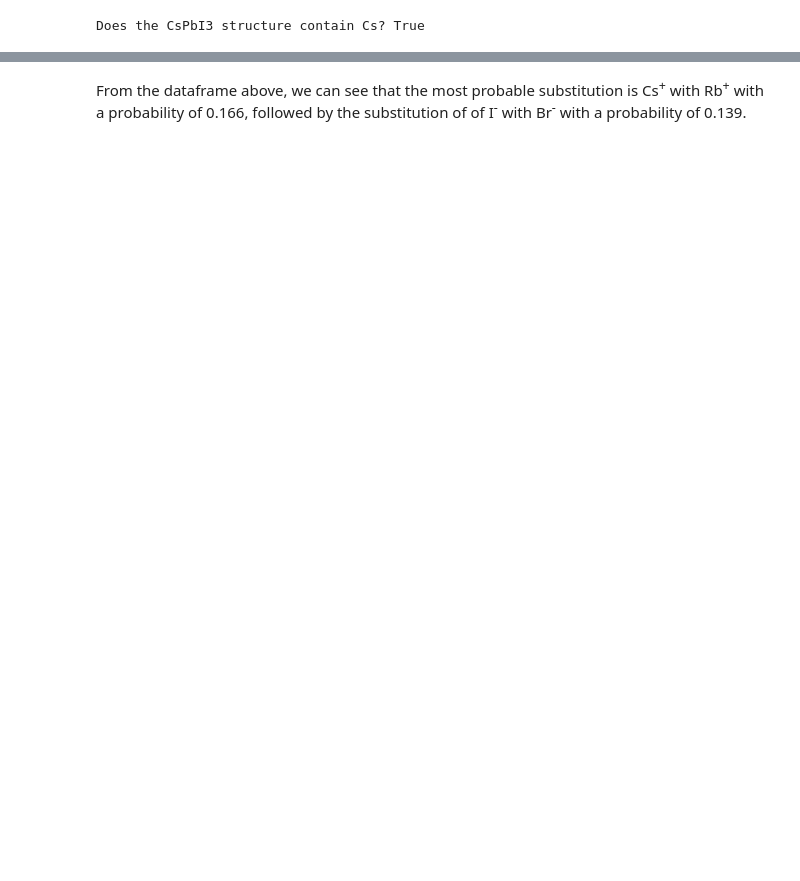
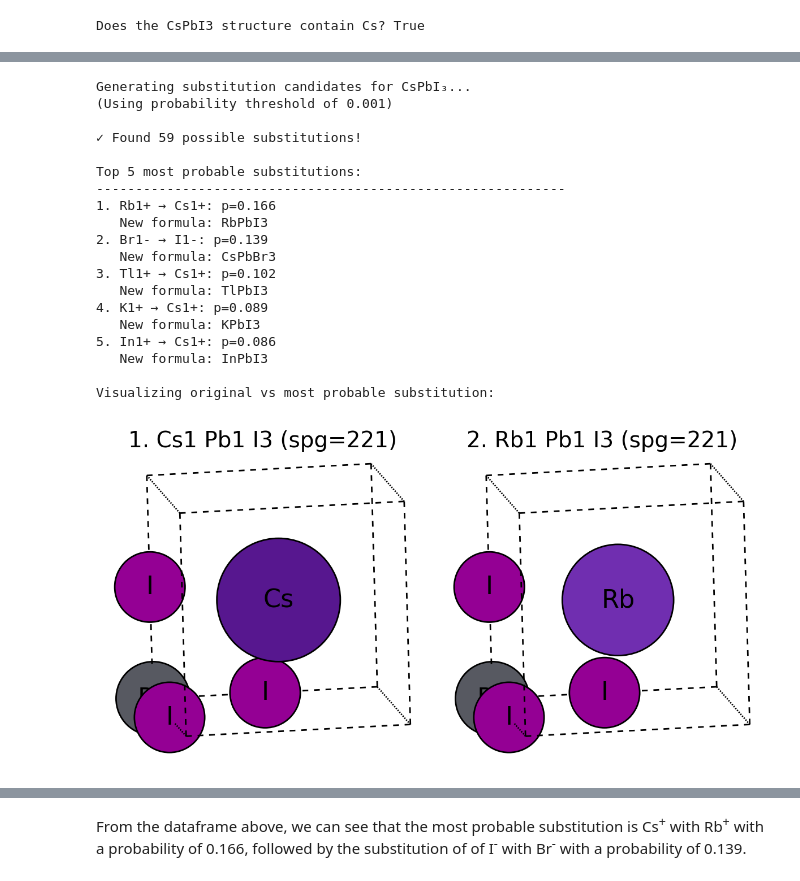
Before and after one commit to ryannduma/materialsinformatics, a Jupyter notebook: Composition to Structure/Structure Prediction/follow along notebook.ipynb, the cells around one changed output, grey strips where cells are left out. Drawn from its saved outputs; the diff is of its cells as text; code cells hidden in the pictures; blank space fills up the shorter version.

```diff
--- a/Composition to Structure/Structure Prediction/follow along notebook.ipynb
+++ b/Composition to Structure/Structure Prediction/follow along notebook.ipynb
@@ -225,20 +213,0 @@ The `CationMutator` can also be used to produce a list of possible structures wi
-# %%
-
-# Use unary_substitute to generate candidate doped structures for CsPbI3.
-candidate_structures = list(mutator.unary_substitute(cspbi3_sstruct, thresh=0.001))
-print(f"\nNumber of candidate substituted structures for CsPbI3: {len(candidate_structures)}")
-
-if candidate_structures:
-    # Each candidate is a tuple: (mutated_structure, probability, original_species, substituted_species)
-    first_candidate = candidate_structures[0]
-    mutated_struct, prob, original_spec, new_spec = first_candidate
-    print(f"\nFirst candidate substitution:")
-    print(f"Substitution: {new_spec} replacing {original_spec}")
-    print(f"Probability: {prob:.3g}")
-    print("Mutated structure (reduced formula):", mutated_struct.reduced_formula())
-
-    # Visualize the original and the mutated structure
-    pmv.structure_2d([cspbi3_sstruct.as_py_struct(), mutated_struct.as_py_struct()])
-    plt.show()
-else:
-    print("No candidate substitutions found. Try lowering the threshold or check your lambda table.")
@@ -270,0 +307,48 @@ candidate_df.head()
+# %%
+# Generate candidate doped structures for CsPbI3
+print("Generating substitution candidates for CsPbI₃...")
+print("(Using probability threshold of 0.001)")
+
+candidate_structures = list(mutator.unary_substitute(cspbi3_sstruct, thresh=0.001))
+print(f"\n✓ Found {len(candidate_structures)} possible substitutions!")
+
+# Analyze the results
+if candidate_structures:
+    # Each candidate is a tuple: (structure, probability, original_ion, new_ion)
+    print("\nTop 5 most probable substitutions:")
+    print("-" * 60)
+
+    # Sort by probability
+    sorted_candidates = sorted(candidate_structures, key=lambda x: x[1], reverse=True)
+
+    for i, (struct, prob, orig, new) in enumerate(sorted_candidates[:5]):
+        print(f"{i+1}. {new} → {orig}: p={prob:.3f}")
+        print(f"   New formula: {struct.reduced_formula()}")
+
+    # Visualize original vs top substitution
+    if len(sorted_candidates) > 0:
+        top_struct = sorted_candidates[0][0]
+        print("\nVisualizing original vs most probable substitution:")
+        pmv.structure_2d([cspbi3_sstruct.as_py_struct(), top_struct.as_py_struct()])
+        plt.show()
+# %% [output]
+Generating substitution candidates for CsPbI₃...
+(Using probability threshold of 0.001)
+
+✓ Found 59 possible substitutions!
+
+Top 5 most probable substitutions:
+------------------------------------------------------------
+1. Rb1+ → Cs1+: p=0.166
+   New formula: RbPbI3
+2. Br1- → I1-: p=0.139
+   New formula: CsPbBr3
+3. Tl1+ → Cs1+: p=0.102
+   New formula: TlPbI3
+4. K1+ → Cs1+: p=0.089
+   New formula: KPbI3
+5. In1+ → Cs1+: p=0.086
+   New formula: InPbI3
+
+Visualizing original vs most probable substitution:
+[figure, added]
```
Also changed, not shown: parts of 68 cells of this notebook, 11 other files.
